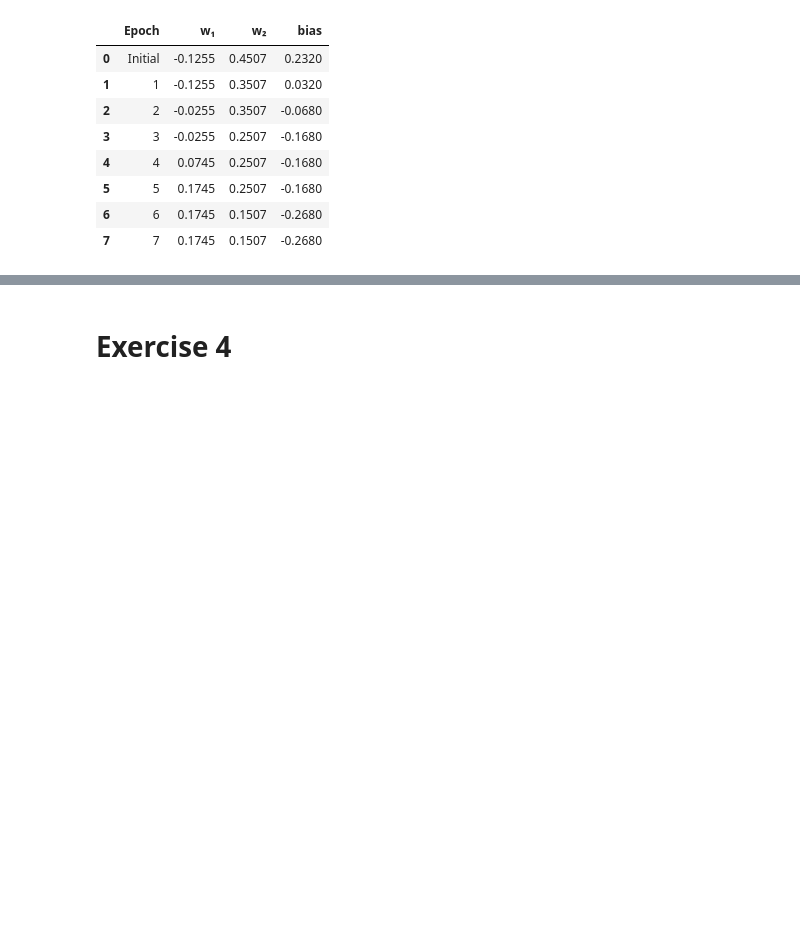
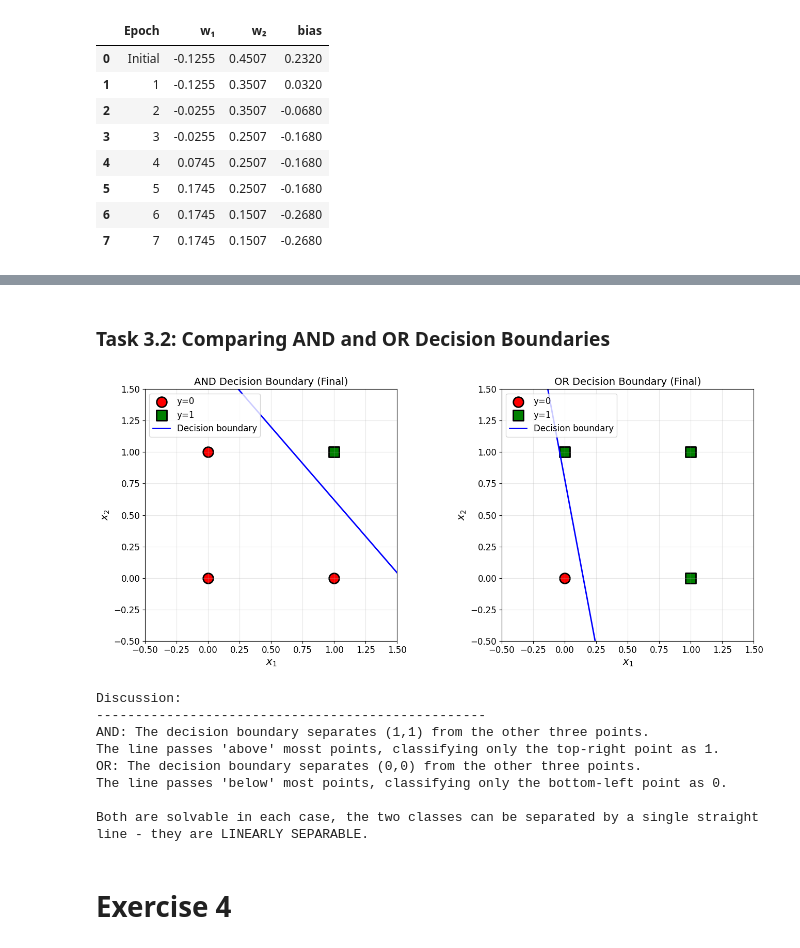
Before and after one commit to StevenDerrig/Artificial-Intelligence-Labs, a Jupyter notebook: Lab1/Lab1Exercises.ipynb, the cells around one changed output, grey strips where cells are left out. Drawn from its saved outputs; the diff is of its cells as text; code cells hidden in the pictures; blank space fills up the shorter version.

```diff
--- a/Lab1/Lab1Exercises.ipynb
+++ b/Lab1/Lab1Exercises.ipynb
@@ -324,0 +351,24 @@ AND - Weight History Table:
+# %%
+# Create perceptron
+perceptron_or = Perceptron(n_inputs=2, learning_rate=0.1)
+
+print("Initial weights:", perceptron_or.weights)
+print("Initial bias:", perceptron_or.bias)
+print("\nTraining...\n")
+
+# Train (store the history for later visualisation)
+history_or = perceptron_or.train(X_or, y_or, epochs=10)
+
+# Test on all inputs
+print("\nTesting OR perceptron:")
+print("-" * 40)
+all_correct = True
+for i in range(len(X_or)):
+    prediction = perceptron_or.predict(X_or[i])
+    correct = "✓" if prediction == y_or[i] else "✗"
+    if prediction != y_or[i]:
+        all_correct = False
+    print(f"Input: {X_or[i]} -> Predicted: {prediction}, Expected: {y_or[i]} {correct}")
+
+print("-" * 40)
+print(f"All predictions correct: {all_correct}")
@@ -325,3 +419,35 @@ AND - Weight History Table:
+# %% [markdown]
+### Task 3.2: Comparing AND and OR Decision Boundaries
+# %%
+# Side by side comparison of AND and OR decision boundaries
+fig, (ax1, ax2) = plt.subplots(1, 2, figsize=(14, 6))
+
+plot_decision_boundary(X_and, y_and, perceptron_and.weights, perceptron_and.bias,"AND Decision Boundary (Final)", ax=ax1)
+
+plot_decision_boundary(X_or, y_or, perceptron_or.weights, perceptron_or.bias,"OR Decision Boundary (Final)", ax=ax2)
+
+plt.tight_layout()
+plt.show()
+
+# Disscussion
+print("Discussion:")
+print("-" * 50)
+print("AND: The decision boundary separates (1,1) from the other three points.")
+print("The line passes 'above' mosst points, classifying only the top-right point as 1.")
+print("OR: The decision boundary separates (0,0) from the other three points.")
+print("The line passes 'below' most points, classifying only the bottom-left point as 0.")
+print()
+print("Both are solvable in each case, the two classes can be separated by a single straight line - they are LINEARLY SEPARABLE.")
+# %% [output]
+[figure, added]
+Discussion:
+--------------------------------------------------
+AND: The decision boundary separates (1,1) from the other three points.
+The line passes 'above' mosst points, classifying only the top-right point as 1.
+OR: The decision boundary separates (0,0) from the other three points.
+The line passes 'below' most points, classifying only the bottom-left point as 0.
+
+Both are solvable in each case, the two classes can be separated by a single straight line - they are LINEARLY SEPARABLE.
 # %% [markdown]
 # Exercise 4
 # %% [markdown]
```
Also changed, not shown: parts of 8 cells of this notebook.
